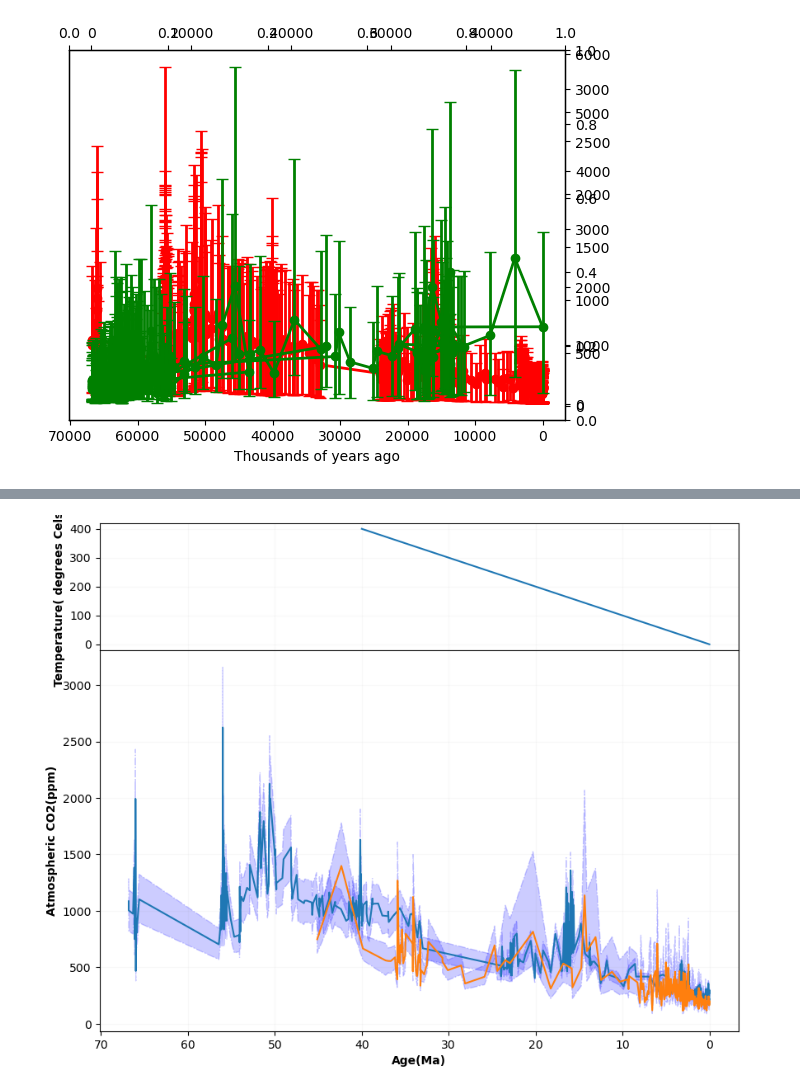
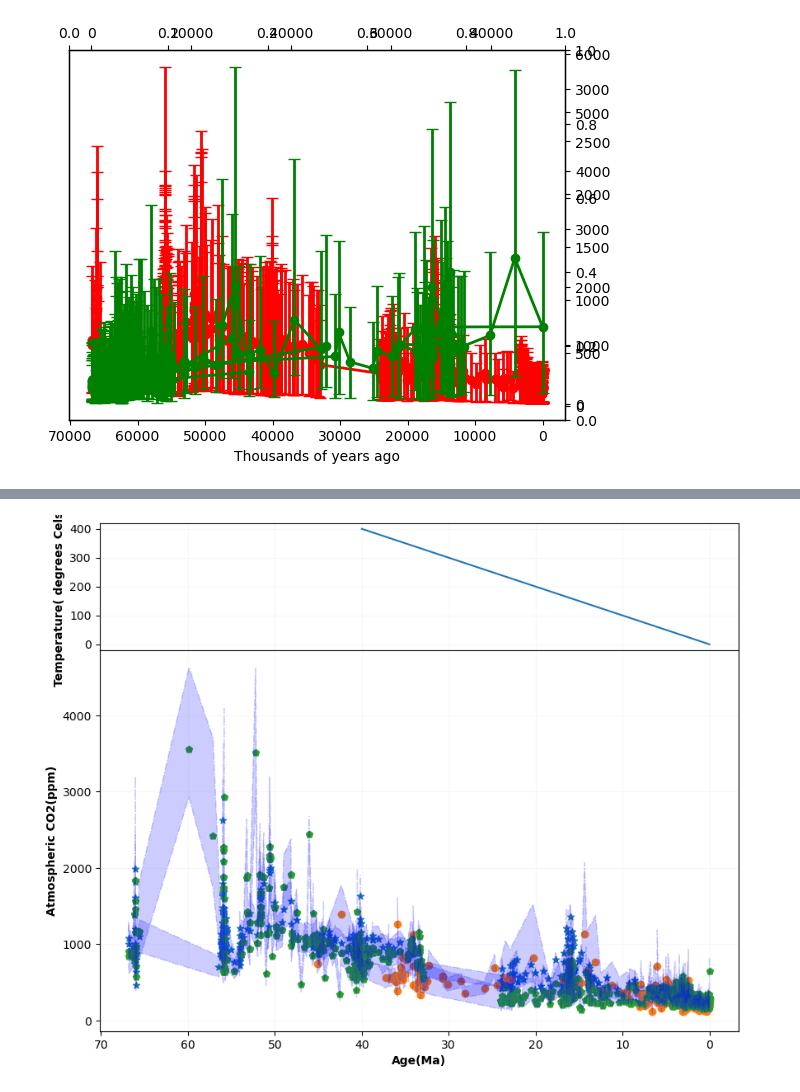
Before and after one commit to lbuabs6/Clima-Graphs-and-Data-, a Jupyter notebook: Post Paleocene CO2.ipynb, the cells around one changed output, grey strips where cells are left out. Drawn from its saved outputs; the diff is of its cells as text; code cells hidden in the pictures.

Commit message:
Made scatter plots

```diff
--- a/Post Paleocene CO2.ipynb
+++ b/Post Paleocene CO2.ipynb
@@ -258,44 +258,44 @@ fig, (ax1, ax2) = plt.subplots(nrows=2, ncols=1, figsize=(
     10, 8), sharex=True, gridspec_kw={'height_ratios': [1, 3]})
 
 # Plot the three existing datasets in the lower subplot
-ax2.plot(x1, y1)
-ax2.plot(x2, y2)
-# ax2.plot(x3, y3)
+ax2.scatter(x1, y1, marker="*")
+ax2.scatter(x2, y2, marker = "o")
+ax2.scatter(x3, y3, marker = "p")
 ax2.fill_between(x1, y1_err_lower1, y1_err_upper1, alpha=0.2,
                  antialiased=True, linewidth=1, linestyle='dashdot', color='blue')
 ax2.fill_between(x2, y2_err_lower, y2_err_upper, alpha=0.2,
                  antialiased=True, linewidth=1, linestyle='dashdot', color='blue')
-#ax2.fill_between(x3, y3_err_lower, y3_err_upper, alpha=0.2,
-                #  antialiased=True, linewidth=1, linestyle='dashdot', color='blue')
+ax2.fill_between(x3, y3_err_lower, y3_err_upper, alpha=0.2,
+                 antialiased=True, linewidth=1, linestyle='dashdot', color='blue')
 ax2.invert_xaxis()
 ax2.grid(color="grey", linestyle="-", alpha=0.05)
 
 # Add bold axis labels
 font = FontProperties()
 font.set_weight('bold')
 ax2.set_ylabel("Atmospheric CO2(ppm)", fontproperties=font)
 
 # Plot for temperature in the upper subplot
 # Set the x-axis and y-axis data for the new dataset
 x4 = [0, 10, 20, 30, 40]
 y4 = [0, 100, 200, 300, 400]
 
 ax1.plot(x4, y4)
 ax1.grid(color="grey", linestyle="-", alpha=0.05)
 
 # Add bold axis labels
 ax1.set_ylabel("Temperature( degrees Celsius)", fontproperties=font)
 ax2.set_xlabel("Age(Ma)", fontproperties=font)
 
 # Adjusting heights between subplots
 plt.subplots_adjust(hspace=0.0)
 
 # Averaging the 3 CO2 plots
 # y_avg = np.mean([y1, y2, y3], axis=0)
 # axs_avg = axs[2].twinx()
 # axs_avg.plot(x3, y_avg, color='red', linewidth=2)
 # %% [output]
-[figure, old version]
+[figure, new version]
 # %%
 # ask Lenka about averaging the values since all the plots are clean and available now
 
```
Also changed, not shown: parts of 2 cells of this notebook.
